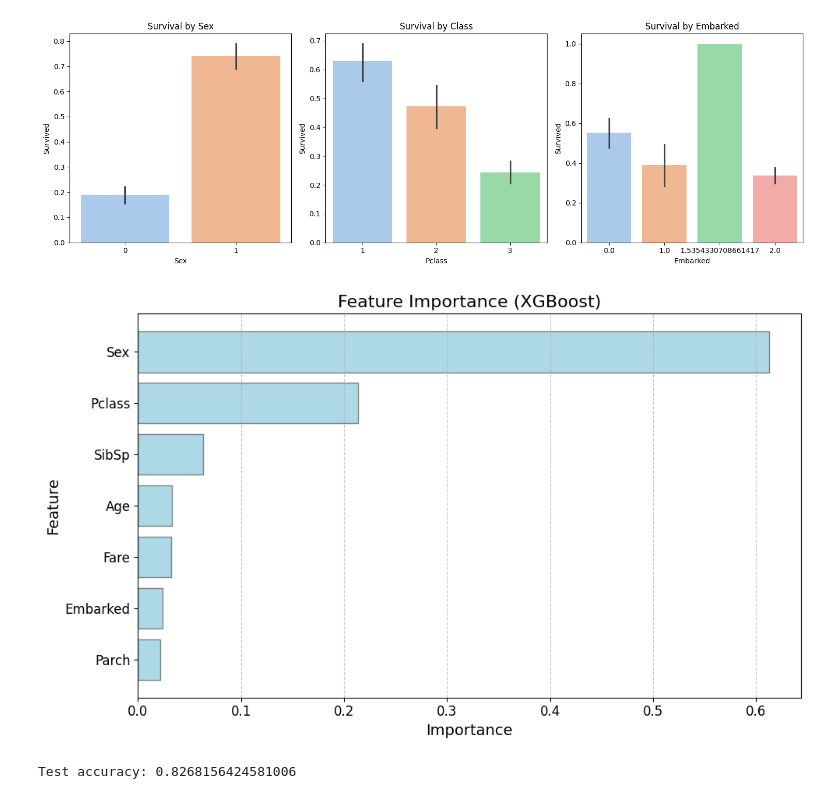
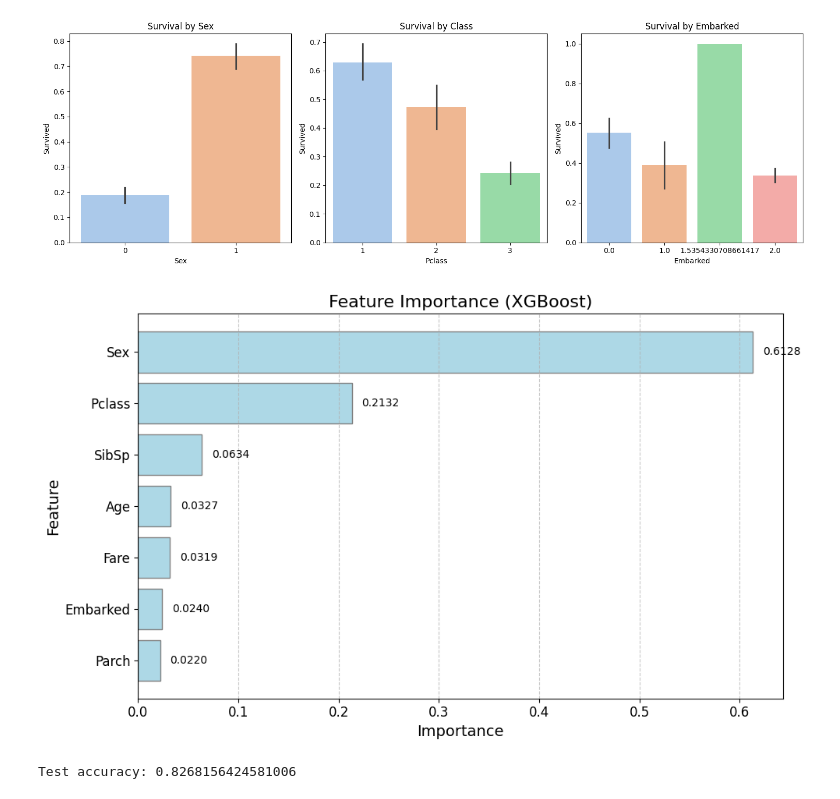
Before and after one commit to hariharan2604/Tech-a-Thon, a Jupyter notebook: test.ipynb, the cells around one changed output. Saved outputs shown, nothing was run; the diff lists cells and outputs as text; code cells hidden in the pictures.

```diff
--- a/test.ipynb
+++ b/test.ipynb
@@ -129,23 +133,27 @@ plt.show()
 # %%
 best_xgb_model = grid_search.best_estimator_
 feature_importance = best_xgb_model.feature_importances_
 
 plt.figure(figsize=(10, 6))
 sorted_idx = np.argsort(feature_importance)
 
 plt.barh(range(len(sorted_idx)), feature_importance[sorted_idx], align='center', color='lightblue', edgecolor='grey')
 plt.yticks(range(len(sorted_idx)), [X.columns[i] for i in sorted_idx], fontsize=12)
 plt.xticks(fontsize=12)
 plt.xlabel('Importance', fontsize=14)
 plt.ylabel('Feature', fontsize=14)
 plt.title('Feature Importance (XGBoost)', fontsize=16)
 plt.grid(axis='x', linestyle='--', alpha=0.7)
 
+# Adding feature importance values to the graph
+for i, v in enumerate(feature_importance[sorted_idx]):
+    plt.text(v + 0.01, i, f'{v:.4f}', fontsize=10, color='black', va='center')
+
 plt.tight_layout()
 plt.show()
 
 test_accuracy = best_xgb_model.score(X_test, y_test)
 print("Test accuracy:", test_accuracy)
 # %% [output]
-[figure, old version]
+[figure, new version]
 Test accuracy: 0.8268156424581006
```
Also changed, not shown: parts of 4 cells of this notebook, 1 other file.
